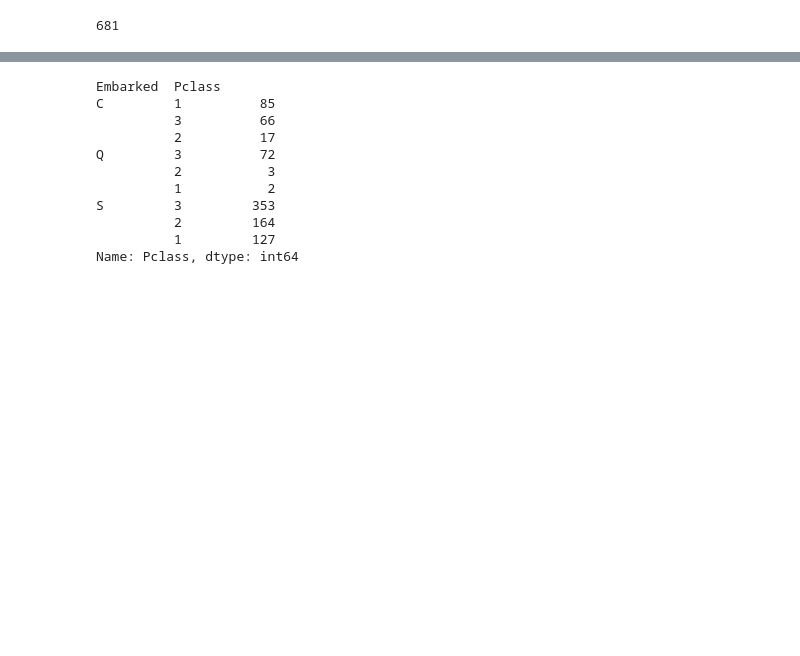
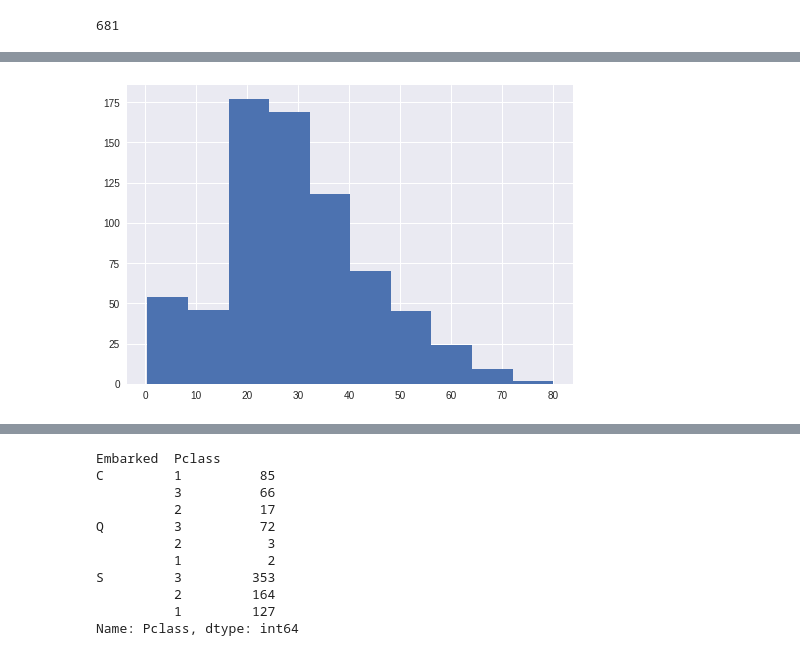
Before and after one commit to yogaliu-ds/Kaggle-Titanic, a Jupyter notebook: Titanic_modifying.ipynb, the cells around one changed output, grey strips where cells are left out. Drawn from its saved outputs; the diff is of its cells as text; code cells hidden in the pictures; blank space fills up the shorter version.

```diff
--- a/Titanic_modifying.ipynb
+++ b/Titanic_modifying.ipynb
@@ -62 +65,7 @@ plt.show()
+# %%
+# Age
+plt.hist(df['Age'])
+plt.show()
+# %% [output]
+[figure, added]
 # %%
```
Also changed, not shown: parts of 10 cells of this notebook.
